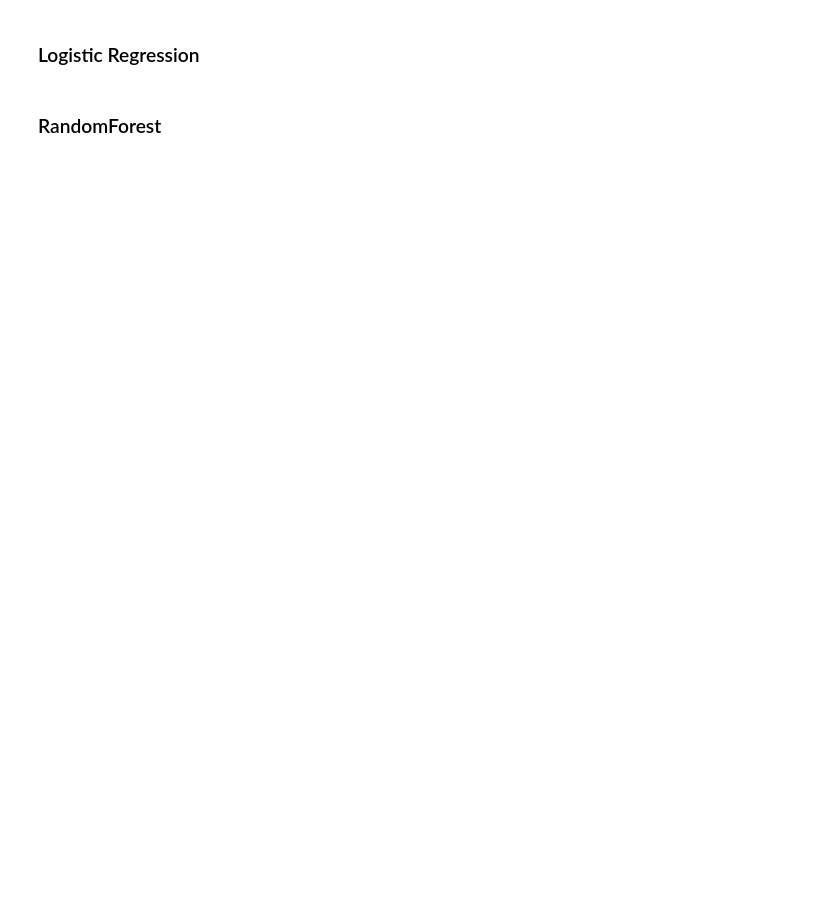
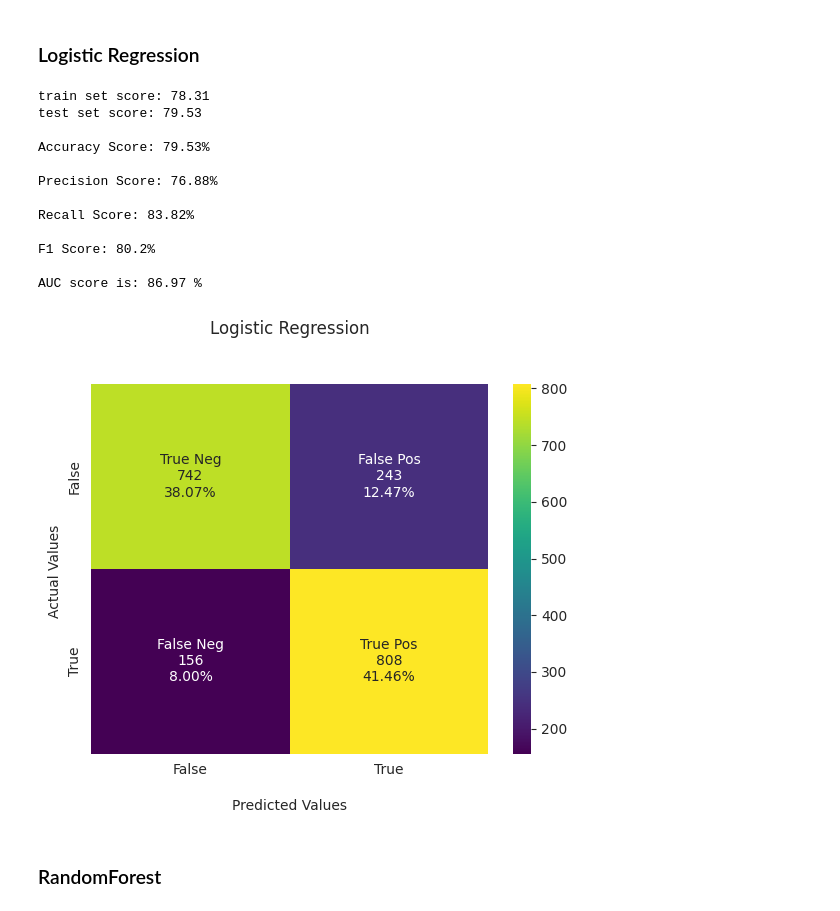
Before and after one commit to slickHnaa/Career_Accelerator_LP3-Classifcation, a Jupyter notebook: 01_Churn.ipynb, the cells around one changed output. Drawn from its saved outputs; the diff is of its cells as text; code cells hidden in the pictures; blank space fills up the shorter version.

```diff
--- a/01_Churn.ipynb
+++ b/01_Churn.ipynb
@@ -853,34 +901,48 @@ LPlr.fit(X_train, y_train)
 ly_predict = LPlr.predict(X_valid)
 pred_LPlr = LPlr.predict_proba(X_valid)[:,1]
 
 #Train and Test Scores
 LPlr_Tr_Score = round(LPlr.score(X_train, y_train)*100, 2)
 LPlr_Tt_Score = round(LPlr.score(X_valid, y_valid)*100, 2)
 print('train set score: {:.2f}'.format(LPlr_Tr_Score))
 print('test set score: {:.2f}'.format(LPlr_Tt_Score))
 
 
 print()
 LPlr_sc = round(accuracy_score(y_valid, ly_predict)*100, 2)
 print("Accuracy Score: {}%".format(LPlr_sc))
 print()
 PS_lr = round(precision_score(y_valid, ly_predict)*100, 2)
 print("Precision Score: {}%".format(PS_lr))
 print()
 RS_lr = round(recall_score(y_valid, ly_predict)*100, 2)
 print("Recall Score: {}%".format(RS_lr))
 print()
-FS_lr = round(f1_score(y_valid, ly_predict), 2)
+FS_lr = round(f1_score(y_valid, ly_predict)*100, 2)
 print("F1 Score: {}%".format(FS_lr))
 print()
 fpr1, tpr1, threshold = roc_curve(y_valid, pred_LPlr)
 roc_auc = metrics.auc(fpr1, tpr1)
 LPlrA = round(metrics.auc(fpr1, tpr1)*100, 2)
 print(f'AUC score is:', LPlrA,'%')
 print()
 confusion = confusion_matrix(y_valid, ly_predict)
 #print("Confusion matrix:\n{}".format(confusion))
 plot_metric(confusion, "Logistic Regression")
+# %% [output]
+train set score: 78.31
+test set score: 79.53
+
+Accuracy Score: 79.53%
+
+Precision Score: 76.88%
+
+Recall Score: 83.82%
+
+F1 Score: 80.2%
+
+AUC score is: 86.97 %
+[figure, added]
 # %% [markdown]
 ### RandomForest
 # %%
```
Also changed, not shown: parts of 44 cells of this notebook.
